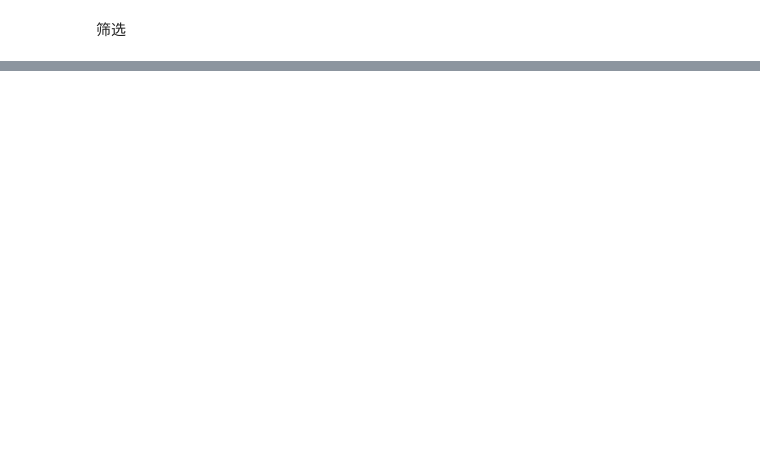
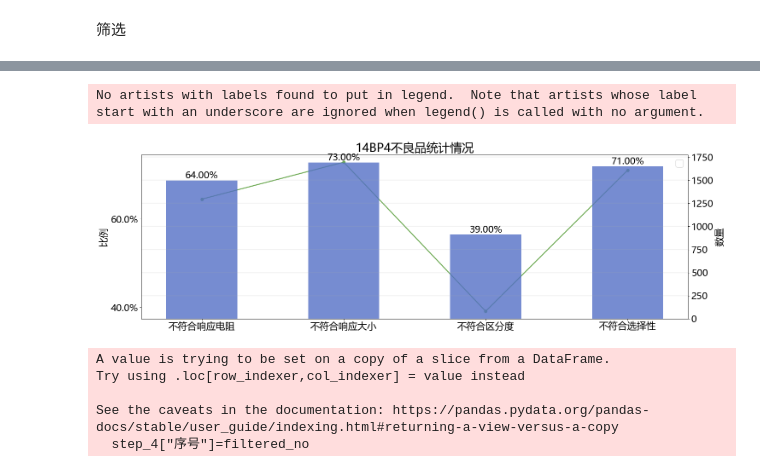
Before and after one commit to lomvix/microchip_data, a Jupyter notebook: 2th_dataprocessing_CH4.ipynb, the cells around one changed output, grey strips where cells are left out. Saved outputs shown, nothing was run; the diff lists cells and outputs as text; code cells hidden in the pictures; blank space fills up the shorter version.

```diff
--- a/2th_dataprocessing_CH4.ipynb
+++ b/2th_dataprocessing_CH4.ipynb
@@ -195,3 +198,9 @@ defective_products.append(pd.merge(
 defective_products.append(data_processed[data_processed["响应大小"]>5].__len__()/data_processed.__len__())
 defective_products.append(data_processed[data_processed["区分度"]>1.2].__len__()/data_processed.__len__())
 defective_products.append(data_processed[data_processed["选择性"]>0].__len__()/data_processed.__len__())
+# %%
+step_4_=step_4.copy()
+step_4_.index=step_4["序号"]
+step_4_.index.name=''
+merged_ = pd.concat([data_processed,step_4_])
+merged=merged_.drop_duplicates(keep=False).copy()
@@ -197,0 +221,17 @@ defective_products.append(data_processed[data_processed["选择性"]>0].__len__(
+# %%
+defective_products_2 = []
+defective_products_2.append(pd.concat(
+    [merged[merged["响应电阻"]<10] , merged[merged["响应电阻"]>1000]]
+    ).__len__())
+defective_products_2.append((
+    merged[merged["响应大小"]<=5]
+    ).__len__())
+defective_products_2.append((
+    merged[merged["区分度"]<=1.2]
+    ).__len__())
+defective_products_2.append((
+    merged[merged["选择性"]<=0]
+    ).__len__())
+# %%
+defective_products_x=["不符合响应电阻","不符合响应大小","不符合区分度","不符合选择性"]
+x_=[i for i in range(defective_products_1.__len__())]
@@ -198,3 +242,44 @@ defective_products.append(data_processed[data_processed["选择性"]>0].__len__(
+# %%
+# sns.set()
+plt.rcParams["font.size"] =20
+plt.rcParams['font.sans-serif'] = ['Microsoft YaHei']
+fig=plt.figure(figsize=(20, 6),dpi=80)
+axis_1 = fig.add_axes((0.1, 0.1, 0.8, 0.8))
+plt.yticks([i for i in np.linspace(0,1,num=6)],[str(round(i,1)*100)+"%"for i in np.linspace(0, 1, num=6)])
+axis_2 = axis_1.twinx()
+axis_1.plot(defective_products_x, defective_products_1, color="#6AA84F", marker="o", linewidth=2)
+axis_1.set_ylabel("比例", size=20)
+
+axis_2.bar(defective_products_x,defective_products_2,width=0.5, alpha=0.8,color="#5470C6")
+axis_2.set_ylabel("数量", size=20)
+
+plt.grid(True, linewidth=0.3)
+for i in range(defective_products_1.__len__()):
+     plt.text(defective_products_x[i], defective_products_2[i], str(round(Decimal(defective_products_1[i]),2)*100)+"%", ha='center', va= 'bottom')
+
+plt.title(batch_name_2+"不良品统计情况", size=25)
+plt.legend()
+plt.savefig("不良率.png")
+plt.show()
+# %% [output]
+No artists with labels found to put in legend.  Note that artists whose label start with an underscore are ignored when legend() is called with no argument.
+[figure, added]
+# %%
+filtered_no=[]
+sc= list(step_4["部分"].values)
+for j,i in enumerate(step_4["序号"]):
+        if int(i)%64 == 0:
+            filtered_no.append(str(int(i)//64-1)+"+"+str(64)+"+"+str(int(i)%64)+" "+sc[j])
+        else:  filtered_no.append(str(int(i)//64)+"+"+str(int(i)%64)+" "+sc[j])
+
+step_4["序号"]=filtered_no
+step_4.to_excel("processed_CH4_total_"+batch_name+".xlsx")
+# %% [output]
+A value is trying to be set on a copy of a slice from a DataFrame.
+Try using .loc[row_indexer,col_indexer] = value instead
+
+See the caveats in the documentation: https://pandas.pydata.org/pandas-docs/stable/user_guide/indexing.html#returning-a-view-versus-a-copy
+  step_4["序号"]=filtered_no
 # %%
 from docx import Document
 from docx.oxml.ns import qn
```
Also changed, not shown: parts of 10 cells of this notebook, 1 other file.
